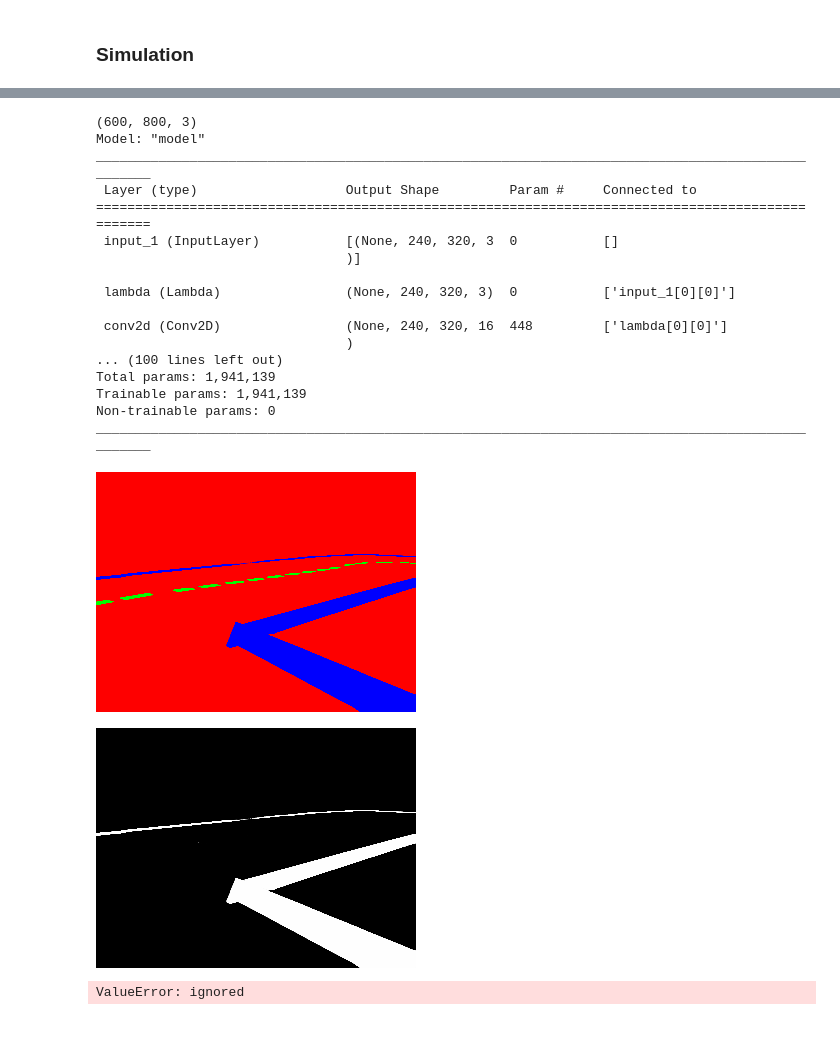
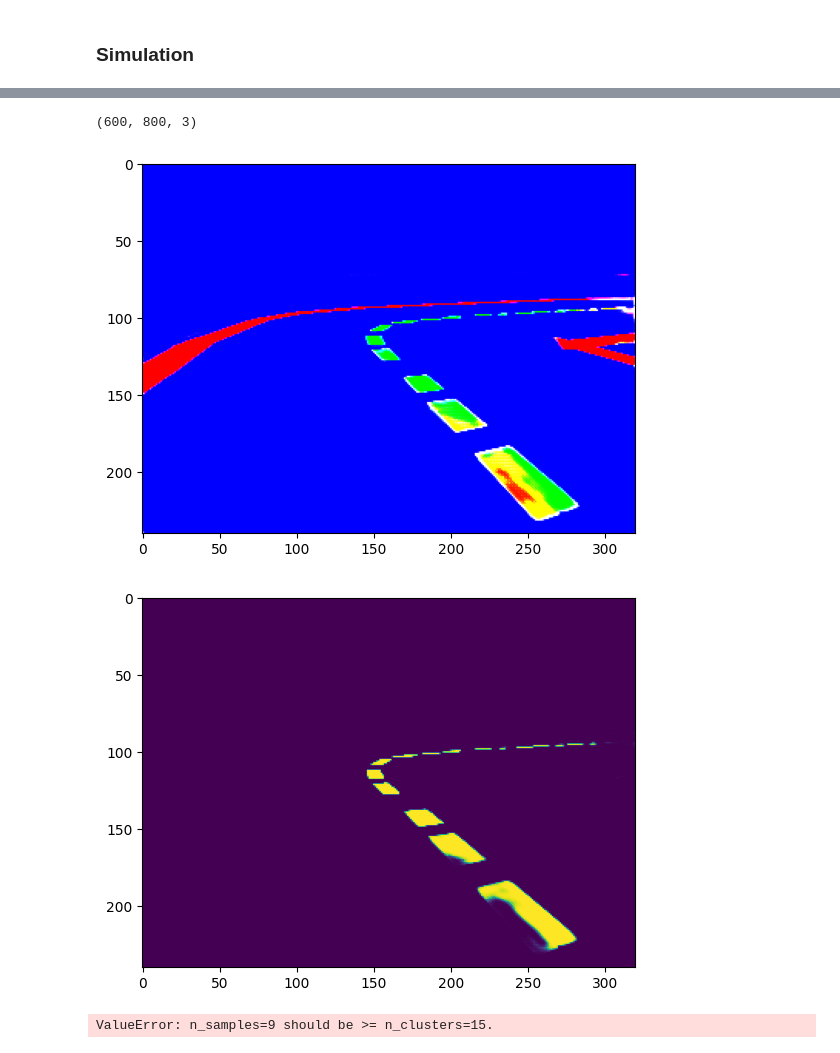
Before and after one commit to poliduckie/poliduckie_pipeline, a Jupyter notebook: notebooks/poliduckie_mpc_pipeline.ipynb, the cells around one changed output, grey strips where cells are left out. Cells and saved outputs as stored; diff of their text form; code cells hidden in the pictures.

Commit message:
fix: fixed imshow function

```diff
--- a/notebooks/poliduckie_mpc_pipeline.ipynb
+++ b/notebooks/poliduckie_mpc_pipeline.ipynb
@@ -150,11 +167,17 @@ def runMpc(state, reference):
   return M.mpc(state, reference)
 # %%
 imageVisualization = 'Plt' #@param ['Plt', 'CV2']
+
+def plt_imshow(image):
+  plt.imshow(image)
+  plt.show()
+
+
 if imageVisualization == 'CV2':
   from google.colab.patches import cv2_imshow
   imshow = cv2_imshow
 else:
-  imshow = plt.imshow
+  imshow = plt_imshow
 # %% [markdown]
 ### Simulation
 # %%
@@ -177,15 +200,15 @@ image_recording = []
 for _ in range(100):
   image = env.render(mode="rgb_array")
   image = np.concatenate([np.expand_dims(image[:,:,2],axis=-1),np.expand_dims(image[:,:,1],axis=-1),np.expand_dims(image[:,:,0],axis=-1)], axis=2)
-  cv2_imshow(image)
+  imshow(image)
   print(image.shape)
 
   image_recording.append(image)
   image_segmentation = segmentation(image)[0]*255
-  cv2_imshow(image_segmentation)
+  imshow(image_segmentation)
 
-  image_segmentation = image_segmentation[:, :, 0]
-  cv2_imshow(image_segmentation)
+  image_segmentation = image_segmentation[:, :, 1]
+  imshow(image_segmentation)
 
   line = lineExtraction(image_segmentation)
   reference = computeReference(line)
@@ -199,20 +221,4 @@ See here for more information: https://www.gymlibrary.ml/content/api/
 (600, 800, 3)
-Model: "model"
-__________________________________________________________________________________________________
- Layer (type)                   Output Shape         Param #     Connected to
-==================================================================================================
- input_1 (InputLayer)           [(None, 240, 320, 3  0           []
-                                )]
-
- lambda (Lambda)                (None, 240, 320, 3)  0           ['input_1[0][0]']
-
- conv2d (Conv2D)                (None, 240, 320, 16  448         ['lambda[0][0]']
-                                )
-... (100 lines left out)
-Total params: 1,941,139
-Trainable params: 1,941,139
-Non-trainable params: 0
-__________________________________________________________________________________________________
-[figure, old version]
+[figure, new version]
-[figure, old version]
+[figure, new version]
-ValueError: ignored
+ValueError: n_samples=9 should be >= n_clusters=15.
```
Also changed, not shown: parts of 4 cells of this notebook.
